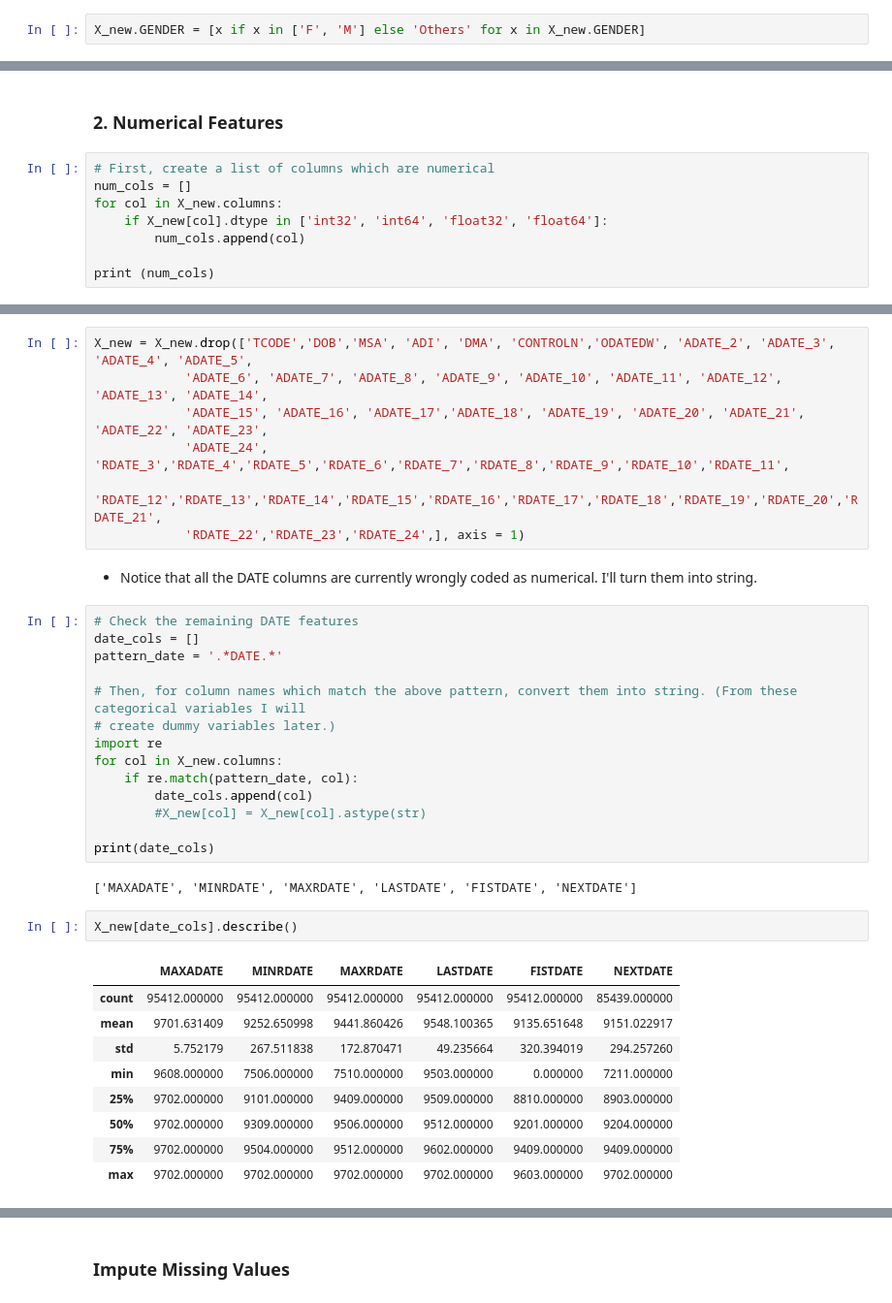
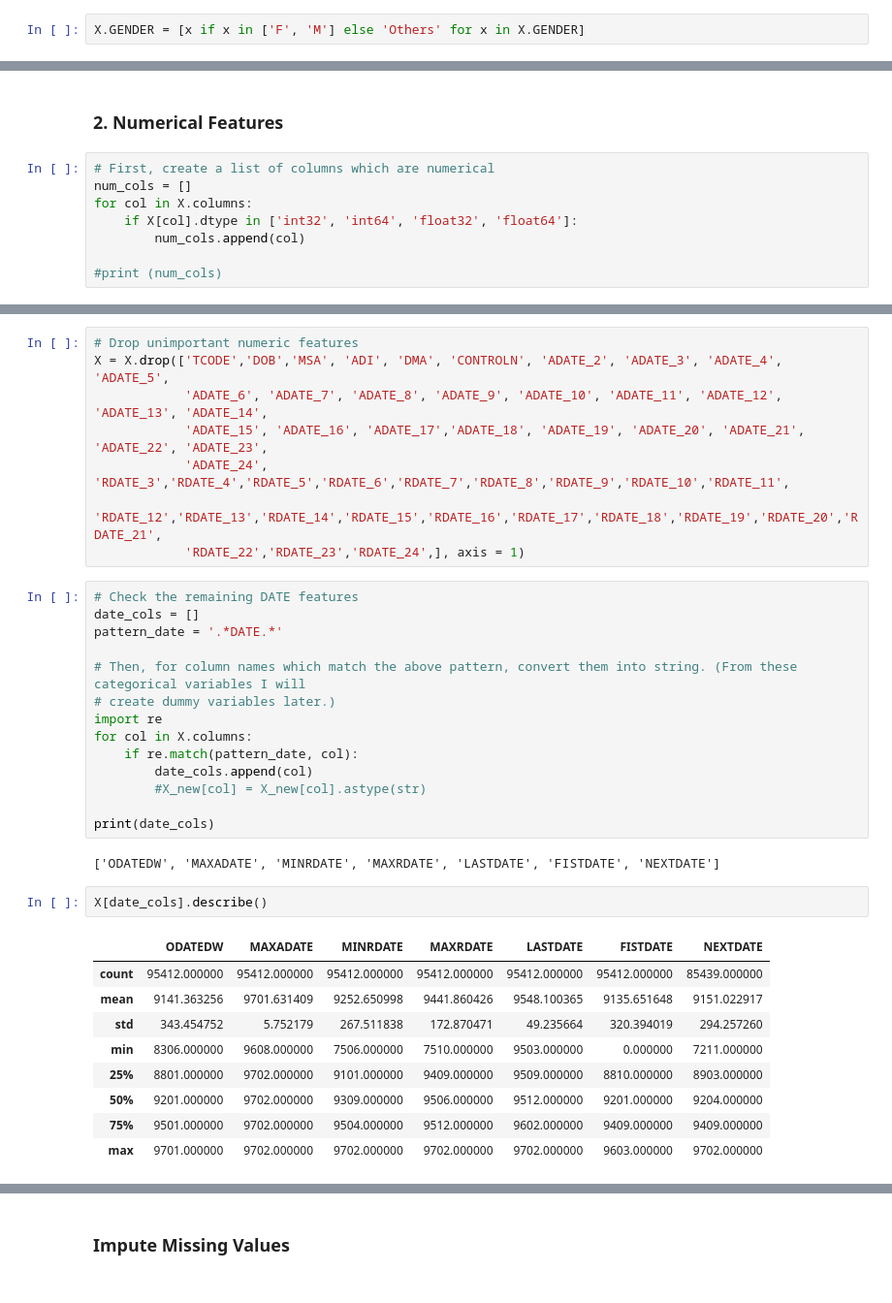
Before and after one commit to tl278/Capstone-Project, a Jupyter notebook: Charitable Donations .ipynb, the cells around one changed output, grey strips where cells are left out. Shown at 97% size. Drawn from its saved outputs; the diff is of its cells as text.

```diff
--- a/Charitable Donations .ipynb
+++ b/Charitable Donations .ipynb
@@ -112,5 +189,5 @@ for col in two_level_cat:
 # %%
-X_new.GENDER = [x if x in ['F', 'M'] else 'Others' for x in X_new.GENDER]
+X.GENDER = [x if x in ['F', 'M'] else 'Others' for x in X.GENDER]
 # %% [markdown]
 * NaN values in other categorical features will be imputed with the mode later.
 # %% [markdown]
@@ -118,8 +195,8 @@ X_new.GENDER = [x if x in ['F', 'M'] else 'Others' for x in X_new.GENDER]
 # %%
 # First, create a list of columns which are numerical
 num_cols = []
-for col in X_new.columns:
-    if X_new[col].dtype in ['int32', 'int64', 'float32', 'float64']:
+for col in X.columns:
+    if X[col].dtype in ['int32', 'int64', 'float32', 'float64']:
         num_cols.append(col)
 
-print (num_cols)
+#print (num_cols)
@@ -146,12 +215,11 @@ Looking at the descriptive stats of the above features, I think we can drop TCOD
 # %%
-X_new = X_new.drop(['TCODE','DOB','MSA', 'ADI', 'DMA', 'CONTROLN','ODATEDW', 'ADATE_2', 'ADATE_3', 'ADATE_4', 'ADATE_5',
+# Drop unimportant numeric features
+X = X.drop(['TCODE','DOB','MSA', 'ADI', 'DMA', 'CONTROLN', 'ADATE_2', 'ADATE_3', 'ADATE_4', 'ADATE_5',
             'ADATE_6', 'ADATE_7', 'ADATE_8', 'ADATE_9', 'ADATE_10', 'ADATE_11', 'ADATE_12', 'ADATE_13', 'ADATE_14',
             'ADATE_15', 'ADATE_16', 'ADATE_17','ADATE_18', 'ADATE_19', 'ADATE_20', 'ADATE_21', 'ADATE_22', 'ADATE_23',
             'ADATE_24', 'RDATE_3','RDATE_4','RDATE_5','RDATE_6','RDATE_7','RDATE_8','RDATE_9','RDATE_10','RDATE_11',
             'RDATE_12','RDATE_13','RDATE_14','RDATE_15','RDATE_16','RDATE_17','RDATE_18','RDATE_19','RDATE_20','RDATE_21',
             'RDATE_22','RDATE_23','RDATE_24',], axis = 1)
-# %% [markdown]
-* Notice that all the DATE columns are currently wrongly coded as numerical. I'll turn them into string.
 # %%
 # Check the remaining DATE features
 date_cols = []
@@ -160,25 +228,25 @@ pattern_date = '.*DATE.*'
 # Then, for column names which match the above pattern, convert them into string. (From these categorical variables I will
 # create dummy variables later.)
 import re
-for col in X_new.columns:
+for col in X.columns:
     if re.match(pattern_date, col):
         date_cols.append(col)
         #X_new[col] = X_new[col].astype(str)
 
 print(date_cols)
 # %% [output]
-['MAXADATE', 'MINRDATE', 'MAXRDATE', 'LASTDATE', 'FISTDATE', 'NEXTDATE']
+['ODATEDW', 'MAXADATE', 'MINRDATE', 'MAXRDATE', 'LASTDATE', 'FISTDATE', 'NEXTDATE']
 # %%
-X_new[date_cols].describe()
+X[date_cols].describe()
 # %% [output]
-|  | MAXADATE | MINRDATE | MAXRDATE | LASTDATE | FISTDATE | NEXTDATE |
-| count | 95412.000000 | 95412.000000 | 95412.000000 | 95412.000000 | 95412.000000 | 85439.000000 |
-| mean | 9701.631409 | 9252.650998 | 9441.860426 | 9548.100365 | 9135.651648 | 9151.022917 |
-| std | 5.752179 | 267.511838 | 172.870471 | 49.235664 | 320.394019 | 294.257260 |
-| min | 9608.000000 | 7506.000000 | 7510.000000 | 9503.000000 | 0.000000 | 7211.000000 |
-| 25% | 9702.000000 | 9101.000000 | 9409.000000 | 9509.000000 | 8810.000000 | 8903.000000 |
-| 50% | 9702.000000 | 9309.000000 | 9506.000000 | 9512.000000 | 9201.000000 | 9204.000000 |
-| 75% | 9702.000000 | 9504.000000 | 9512.000000 | 9602.000000 | 9409.000000 | 9409.000000 |
-| max | 9702.000000 | 9702.000000 | 9702.000000 | 9702.000000 | 9603.000000 | 9702.000000 |
+|  | ODATEDW | MAXADATE | MINRDATE | MAXRDATE | LASTDATE | FISTDATE | NEXTDATE |
+| count | 95412.000000 | 95412.000000 | 95412.000000 | 95412.000000 | 95412.000000 | 95412.000000 | 85439.000000 |
+| mean | 9141.363256 | 9701.631409 | 9252.650998 | 9441.860426 | 9548.100365 | 9135.651648 | 9151.022917 |
+| std | 343.454752 | 5.752179 | 267.511838 | 172.870471 | 49.235664 | 320.394019 | 294.257260 |
+| min | 8306.000000 | 9608.000000 | 7506.000000 | 7510.000000 | 9503.000000 | 0.000000 | 7211.000000 |
+| 25% | 8801.000000 | 9702.000000 | 9101.000000 | 9409.000000 | 9509.000000 | 8810.000000 | 8903.000000 |
+| 50% | 9201.000000 | 9702.000000 | 9309.000000 | 9506.000000 | 9512.000000 | 9201.000000 | 9204.000000 |
+| 75% | 9501.000000 | 9702.000000 | 9504.000000 | 9512.000000 | 9602.000000 | 9409.000000 | 9409.000000 |
+| max | 9701.000000 | 9702.000000 | 9702.000000 | 9702.000000 | 9702.000000 | 9603.000000 | 9702.000000 |
 # %%
 for col in date_cols:
```
Also changed, not shown: parts of 141 cells of this notebook.
